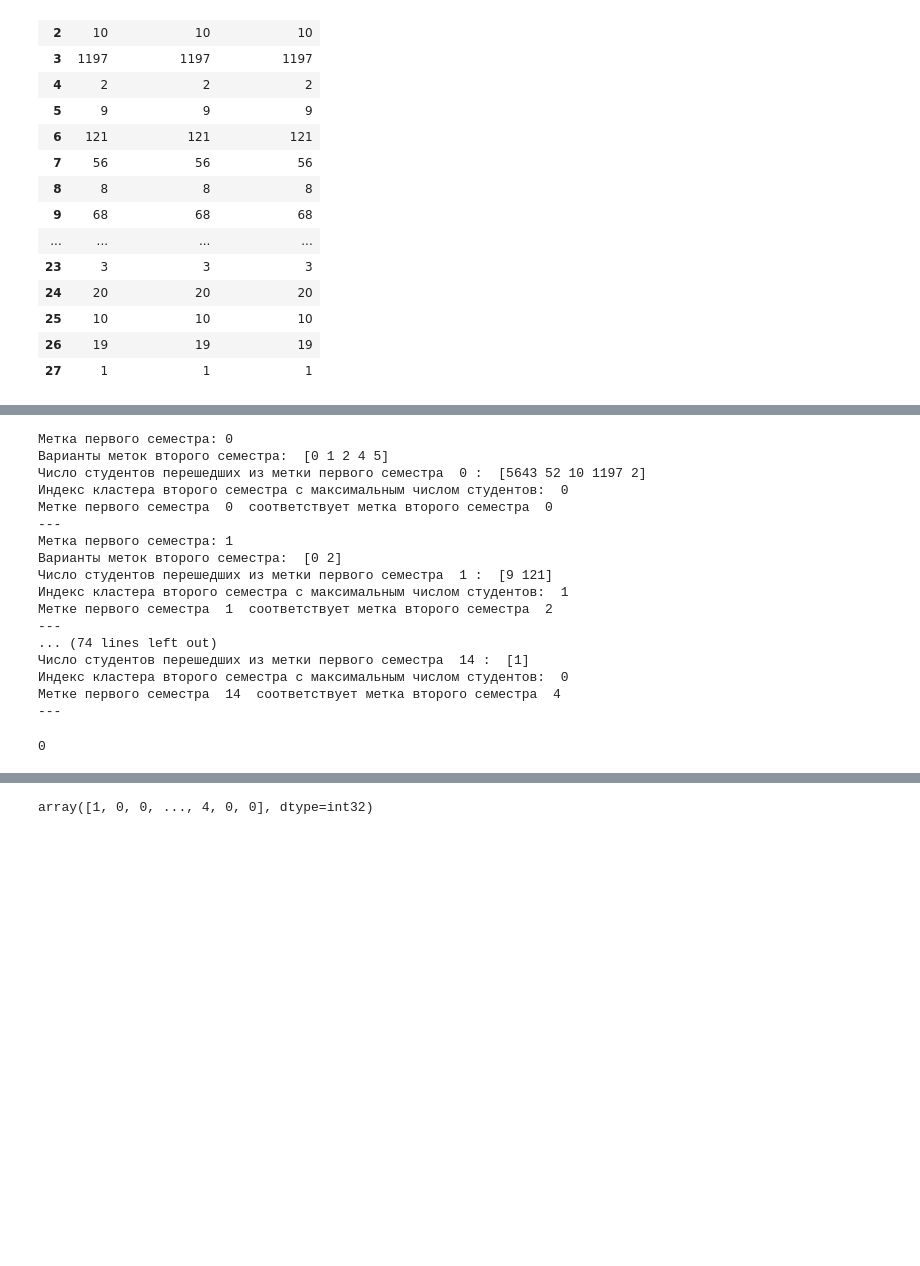
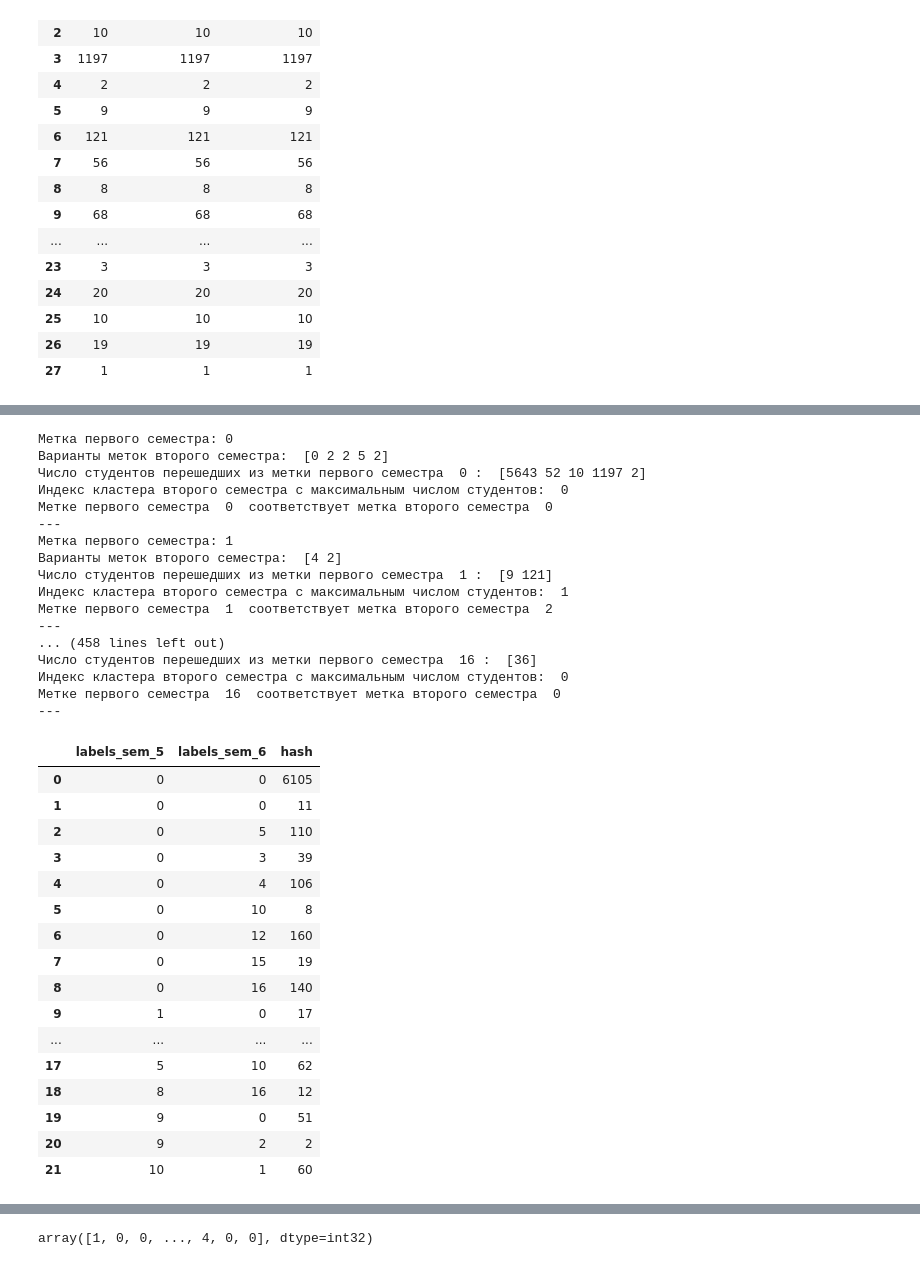
Before and after one commit to Maksimka9/clustering, a Jupyter notebook: main.ipynb, the cells around one changed output, grey strips where cells are left out. Cells and saved outputs as stored; diff of their text form; code cells hidden in the pictures; blank space fills up the shorter version.

```diff
--- a/main.ipynb
+++ b/main.ipynb
@@ -336,41 +354,58 @@ cluster_match_list[0]
 # %%
 # Превратить в цикл определяющий номера кластеров и перезаписывающий их
 
-df = cluster_match_list[0]
-labels1 = list(set(df['labels_sem_1']))
-for l1 in labels1:
-  print('Метка первого семестра:', l1)
-  labels2 = df.loc[df['labels_sem_1'] == l1, ['labels_sem_2']].values.flatten()
-  print('Варианты меток второго семестра: ', labels2)
-  values = df.loc[df['labels_sem_1'] == l1, ['hash']].values.flatten()
-  i_max = np.argmax(values)
-  print('Число студентов перешедших из метки первого семестра ', l1, ': ',  values)
-  print('Индекс кластера второго семестра с максимальным числом студентов: ', i_max)
-  if values[i_max]/np.sum(values) > 0.5:
-    print('Метке первого семестра ', l1, ' соответствует метка второго семестра ', labels2[i_max])
-  else:
-    print('Метке первого семестра ', l1, ' не соответствует ни одна метка второго семестра')
-  print('---')
+for df in cluster_match_list:
+  labels_1 = list(set(df.iloc[:, 0]))
+  for label in labels_1:
+    print('Метка первого семестра:', label)
+    labels_2 = df.loc[df.iloc[:, 0] == label, df.columns[1]].values.flatten()
+    print('Варианты меток второго семестра: ', labels_2)
+    values = df.loc[df.iloc[:, 0] == label, ['hash']].values.flatten()
+    i_max = np.argmax(values)
+    print('Число студентов перешедших из метки первого семестра ', label, ': ',  values)
+    print('Индекс кластера второго семестра с максимальным числом студентов: ', i_max)
+    if values[i_max]/np.sum(values) > 0.5:
+      df[df.iloc[:, 0] == label, labels_2[i_max]] = label
+      print('Метке первого семестра ', label, ' соответствует метка второго семестра ', labels_2[i_max])
+    else:
+      df.iloc[:, 1][label]=
+      print('Метке первого семестра ', label, ' не соответствует ни одна метка второго семестра')
+    print('---')
 # %% [output]
 Метка первого семестра: 0
-Варианты меток второго семестра:  [0 1 2 4 5]
+Варианты меток второго семестра:  [0 2 2 5 2]
 Число студентов перешедших из метки первого семестра  0 :  [5643 52 10 1197 2]
 Индекс кластера второго семестра с максимальным числом студентов:  0
 Метке первого семестра  0  соответствует метка второго семестра  0
 ---
 Метка первого семестра: 1
-Варианты меток второго семестра:  [0 2]
+Варианты меток второго семестра:  [4 2]
 Число студентов перешедших из метки первого семестра  1 :  [9 121]
 Индекс кластера второго семестра с максимальным числом студентов:  1
 Метке первого семестра  1  соответствует метка второго семестра  2
 ---
-... (74 lines left out)
-Число студентов перешедших из метки первого семестра  14 :  [1]
+... (458 lines left out)
+Число студентов перешедших из метки первого семестра  16 :  [36]
 Индекс кластера второго семестра с максимальным числом студентов:  0
-Метке первого семестра  14  соответствует метка второго семестра  4
+Метке первого семестра  16  соответствует метка второго семестра  0
 ---
-# %%
-i_max = np.argmax(values)
-i_max
-# %% [output]
-0
+# %%
+cluster_match_list[4]
+# %% [output]
+|  | labels_sem_5 | labels_sem_6 | hash |
+| 0 | 0 | 0 | 6105 |
+| 1 | 0 | 0 | 11 |
+| 2 | 0 | 5 | 110 |
+| 3 | 0 | 3 | 39 |
+| 4 | 0 | 4 | 106 |
+| 5 | 0 | 10 | 8 |
+| 6 | 0 | 12 | 160 |
+| 7 | 0 | 15 | 19 |
+| 8 | 0 | 16 | 140 |
+| 9 | 1 | 0 | 17 |
+| ... | ... | ... | ... |
+| 17 | 5 | 10 | 62 |
+| 18 | 8 | 16 | 12 |
+| 19 | 9 | 0 | 51 |
+| 20 | 9 | 2 | 2 |
+| 21 | 10 | 1 | 60 |
```
Also changed, not shown: parts of 6 cells of this notebook.
